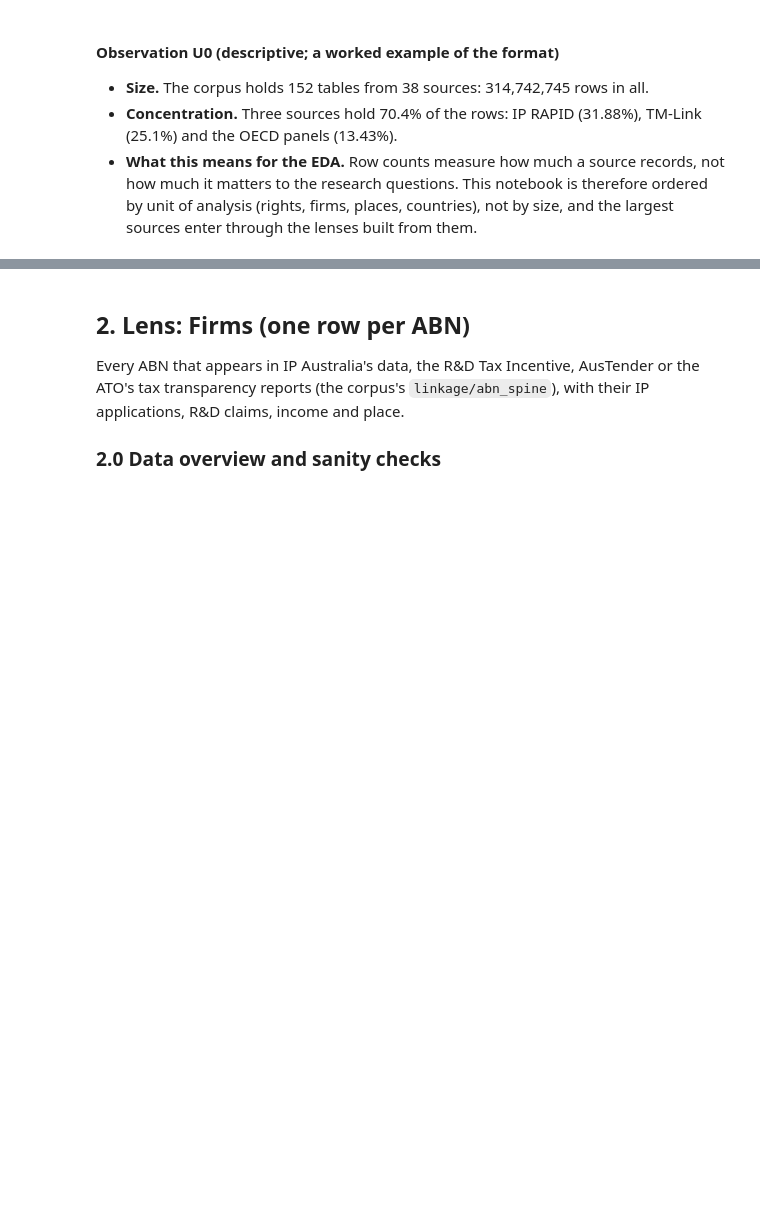
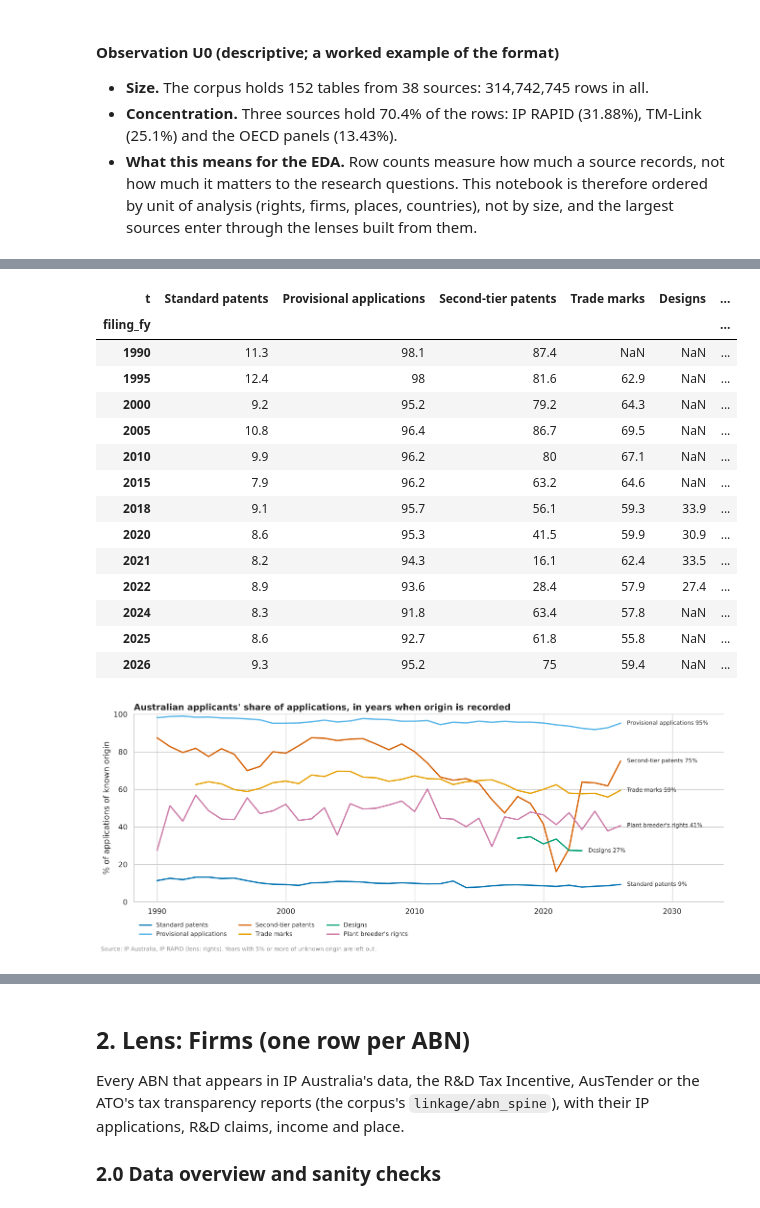
Before and after one commit to Thomas-Amann-IPAustralia/Aus-GII-Breakdown, a Jupyter notebook: analysis/notebooks/01_univariate.ipynb, the cells around one changed output, grey strips where cells are left out. Saved outputs shown, nothing was run; the diff lists cells and outputs as text; code cells hidden in the pictures; blank space fills up the shorter version.

```diff
--- a/analysis/notebooks/01_univariate.ipynb
+++ b/analysis/notebooks/01_univariate.ipynb
@@ -223,0 +423,31 @@ _To be written from the outputs above, each quoting its numbers._
+# %%
+# Australian applicants' share of each type's rights of known origin, from FY1990, in the years when fewer than 5% are
+# of unknown origin
+share = full[full.filing_fy >= 1990].pivot_table(
+    index=["t", "filing_fy"], columns="origin", values="n", aggfunc="sum", fill_value=0
+)
+share["% origin unknown"] = 100 * share["origin unknown"] / share.sum(axis=1)
+share["% Australian"] = 100 * share.Australian / (share.Australian + share.overseas)
+recorded = share[share["% origin unknown"] < 5].reset_index()
+
+fig, ax = plt.subplots(figsize=(13, 5))
+for t, name in TYPES.items():
+    d = recorded[recorded.t == t].set_index("filing_fy")["% Australian"]
+    d = d.reindex(range(d.index.min(), d.index.max() + 1))  # a gap where a year has too many unknowns
+    ax.plot(d.index, d, color=TYPE_COLOURS[t], lw=2, label=name)
+    ax.text(d.index[-1] + 0.5, d.iloc[-1], f"{name} {d.iloc[-1]:.0f}%", va="center", fontsize=8.5)
+ax.set_ylim(0, 100)
+ax.set_xlim(None, 2034)
+ax.set_ylabel("% of applications of known origin")
+ax.legend(frameon=False, fontsize=9, loc="upper left", bbox_to_anchor=(0, -0.08), ncol=3)
+ax.set_title("Australian applicants' share of applications, in years when origin is recorded")
+style.source(fig, "IP Australia, IP RAPID (lens: rights). Years with 5% or more of unknown origin are left out.")
+years = [1990, 1995, 2000, 2005, 2010, 2015, 2018, 2020, 2021, 2022, 2024, 2025, 2026]
+unknown = share["% origin unknown"].unstack("t")[list(TYPES)].rename(columns=TYPES)
+print("% of unknown origin, by type and financial year (selected years)")
+print(unknown.loc[years].round(1).to_string())
+print()
+print("% Australian among applications of known origin (empty where 5% or more are of unknown origin)")
+australian = share["% Australian"].unstack("t")[list(TYPES)].rename(columns=TYPES)
+australian.where(unknown < 5).loc[years].round(1)
+# %% [output]
@@ -223,0 +472,16 @@ _To be written from the outputs above, each quoting its numbers._
+| t | Standard patents | Provisional applications | Second-tier patents | Trade marks | Designs | ... |
+| filing_fy |  |  |  |  |  | ... |
+| 1990 | 11.3 | 98.1 | 87.4 | NaN | NaN | ... |
+| 1995 | 12.4 | 98 | 81.6 | 62.9 | NaN | ... |
+| 2000 | 9.2 | 95.2 | 79.2 | 64.3 | NaN | ... |
+| 2005 | 10.8 | 96.4 | 86.7 | 69.5 | NaN | ... |
+| 2010 | 9.9 | 96.2 | 80 | 67.1 | NaN | ... |
+| 2015 | 7.9 | 96.2 | 63.2 | 64.6 | NaN | ... |
+| 2018 | 9.1 | 95.7 | 56.1 | 59.3 | 33.9 | ... |
+| 2020 | 8.6 | 95.3 | 41.5 | 59.9 | 30.9 | ... |
+| 2021 | 8.2 | 94.3 | 16.1 | 62.4 | 33.5 | ... |
+| 2022 | 8.9 | 93.6 | 28.4 | 57.9 | 27.4 | ... |
+| 2024 | 8.3 | 91.8 | 63.4 | 57.8 | NaN | ... |
+| 2025 | 8.6 | 92.7 | 61.8 | 55.8 | NaN | ... |
+| 2026 | 9.3 | 95.2 | 75 | 59.4 | NaN | ... |
+[figure, added]
```
Also changed, not shown: parts of 67 cells of this notebook, 4 other files.
